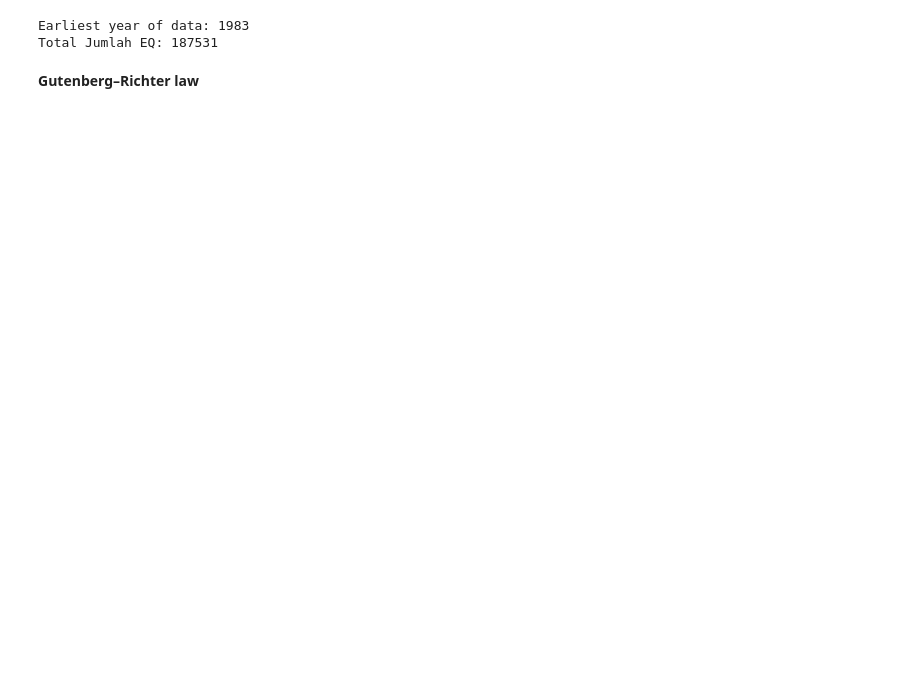
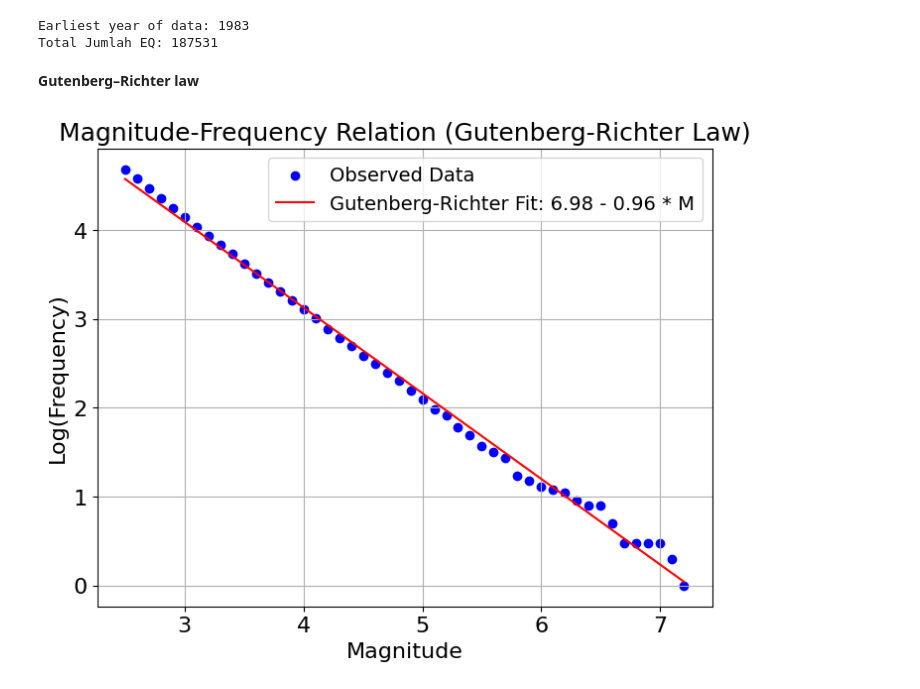
Before and after one commit to arifadli/Earthquake-Event-Analysis, a Jupyter notebook: Earthquake Research/Gutenberg Richter Law/Gutenberg Richter Law - California Earthquake.ipynb, the cells around one changed output. Saved outputs shown, nothing was run; the diff lists cells and outputs as text; code cells hidden in the pictures; blank space fills up the shorter version.

```diff
--- a/Earthquake Research/Gutenberg Richter Law/Gutenberg Richter Law - California Earthquake.ipynb
+++ b/Earthquake Research/Gutenberg Richter Law/Gutenberg Richter Law - California Earthquake.ipynb
@@ -103,4 +103,48 @@ Earliest year of data: 1983
 Total Jumlah EQ: 187531
 # %% [markdown]
 **Gutenberg–Richter law**
+# %%
+import pandas as pd
+import numpy as np
+import matplotlib.pyplot as plt
+from scipy.optimize import curve_fit
+
+# Load earthquake dataset
+dataset = "https://raw.githubusercontent.com/arifadli/DatasetRepository/main/Disertation/California/usgs_california_1968_2018.csv"
+data = pd.read_csv(dataset)
+
+# Hapus nilai NaN atau infinitas dari kolom 'mag'
+data = data.dropna(subset=['mag'])
+
+# Hitung frekuensi kejadian gempa per rentang magnitudo
+magnitudes = np.arange(2.5, 8.6, 0.1)  # Rentang magnitudo
+frequency = []
+
+for mag in magnitudes:
+    count = len(data[data['mag'] >= mag])
+    frequency.append(count)
+
+# Hapus nol dari frekuensi untuk menghindari log(0)
+frequency = np.array(frequency)
+frequency = frequency[frequency != 0]
+
+# Fungsi untuk regresi linear pada skala log-log (Gutenberg-Richter)
+def gutenberg_richter(m, a, b):
+    return a - b * m
+
+# Perkirakan parameter a dan b untuk garis regresi
+popt, pcov = curve_fit(gutenberg_richter, magnitudes[:len(frequency)], np.log10(frequency))
+
+# Plot MFR (Magnitude-Frequency Relation) pada skala log-log dengan garis regresi
+plt.figure(figsize=(8, 6))
+plt.scatter(magnitudes[:len(frequency)], np.log10(frequency), color='blue', label='Observed Data')
+plt.plot(magnitudes[:len(frequency)], gutenberg_richter(magnitudes[:len(frequency)], *popt), color='red', label=f'Gutenberg-Richter Fit: {popt[0]:.2f} - {popt[1]:.2f} * M')
+plt.xlabel('Magnitude')
+plt.ylabel('Log(Frequency)')
+plt.title('Magnitude-Frequency Relation (Gutenberg-Richter Law)')
+plt.legend()
+plt.grid(True)
+plt.show()
+# %% [output]
+[figure, added]
 # %%
```
Also changed, not shown: parts of 2 cells of this notebook.
